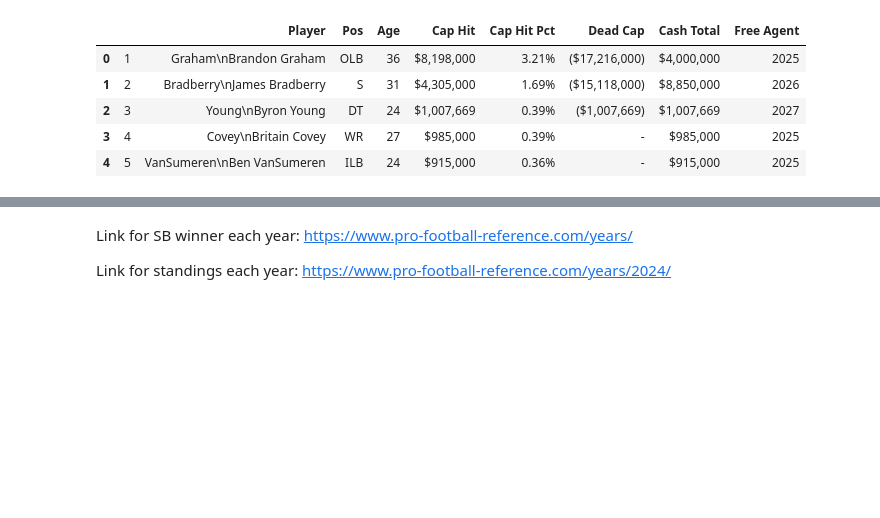
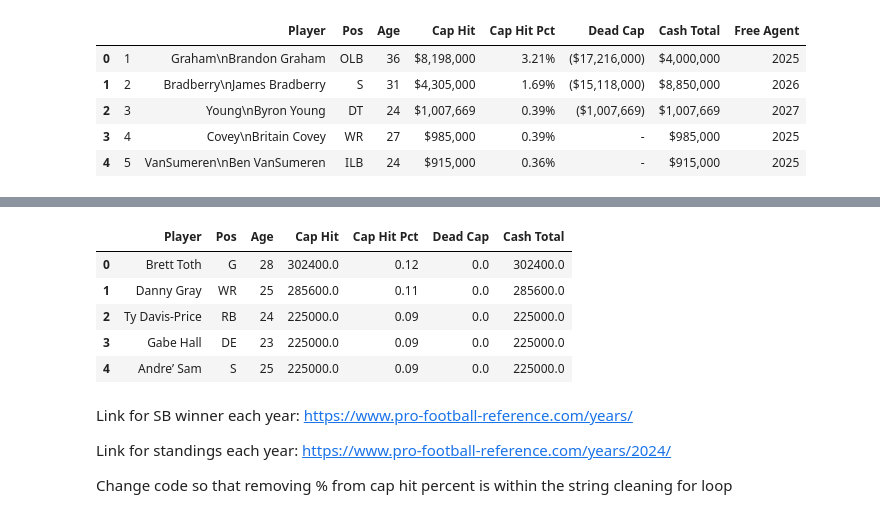
Before and after one commit to arnavk377/AllCap, a Jupyter notebook: data_collection/cap_data.ipynb, the cells around one changed output, grey strips where cells are left out. Saved outputs shown, nothing was run; the diff lists cells and outputs as text; code cells hidden in the pictures; blank space fills up the shorter version.

```diff
--- a/data_collection/cap_data.ipynb
+++ b/data_collection/cap_data.ipynb
@@ -202,4 +268,15 @@ ir_df.head()
+# %%
+ps_df.head()
+# %% [output]
+|  | Player | Pos | Age | Cap Hit | Cap Hit Pct | Dead Cap | Cash Total |
+| 0 | Brett Toth | G | 28 | 302400.0 | 0.12 | 0.0 | 302400.0 |
+| 1 | Danny Gray | WR | 25 | 285600.0 | 0.11 | 0.0 | 285600.0 |
+| 2 | Ty Davis-Price | RB | 24 | 225000.0 | 0.09 | 0.0 | 225000.0 |
+| 3 | Gabe Hall | DE | 23 | 225000.0 | 0.09 | 0.0 | 225000.0 |
+| 4 | Andre’ Sam | S | 25 | 225000.0 | 0.09 | 0.0 | 225000.0 |
 # %% [markdown]
 Link for SB winner each year: https://www.pro-football-reference.com/years/
 
 Link for standings each year: https://www.pro-football-reference.com/years/2024/
+
+Change code so that removing % from cap hit percent is within the string cleaning for loop
```
Also changed, not shown: parts of 11 cells of this notebook.
